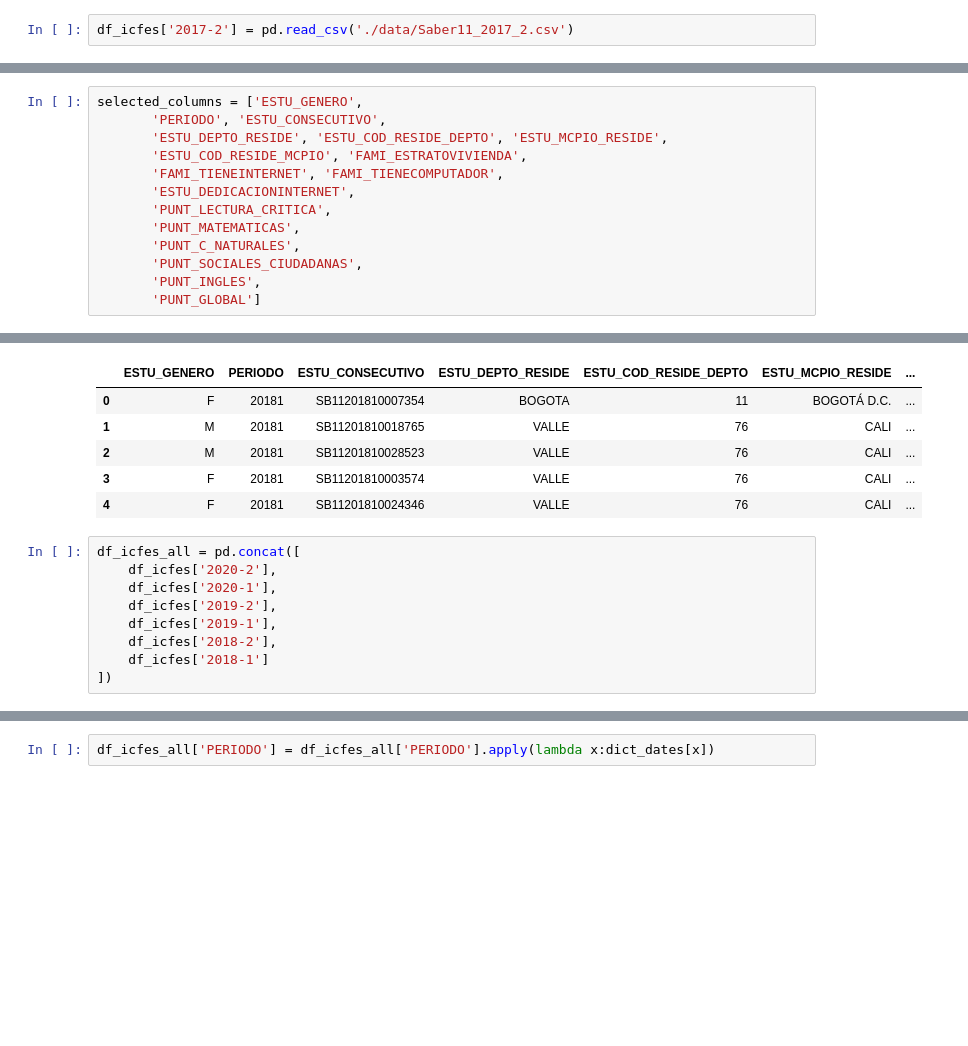
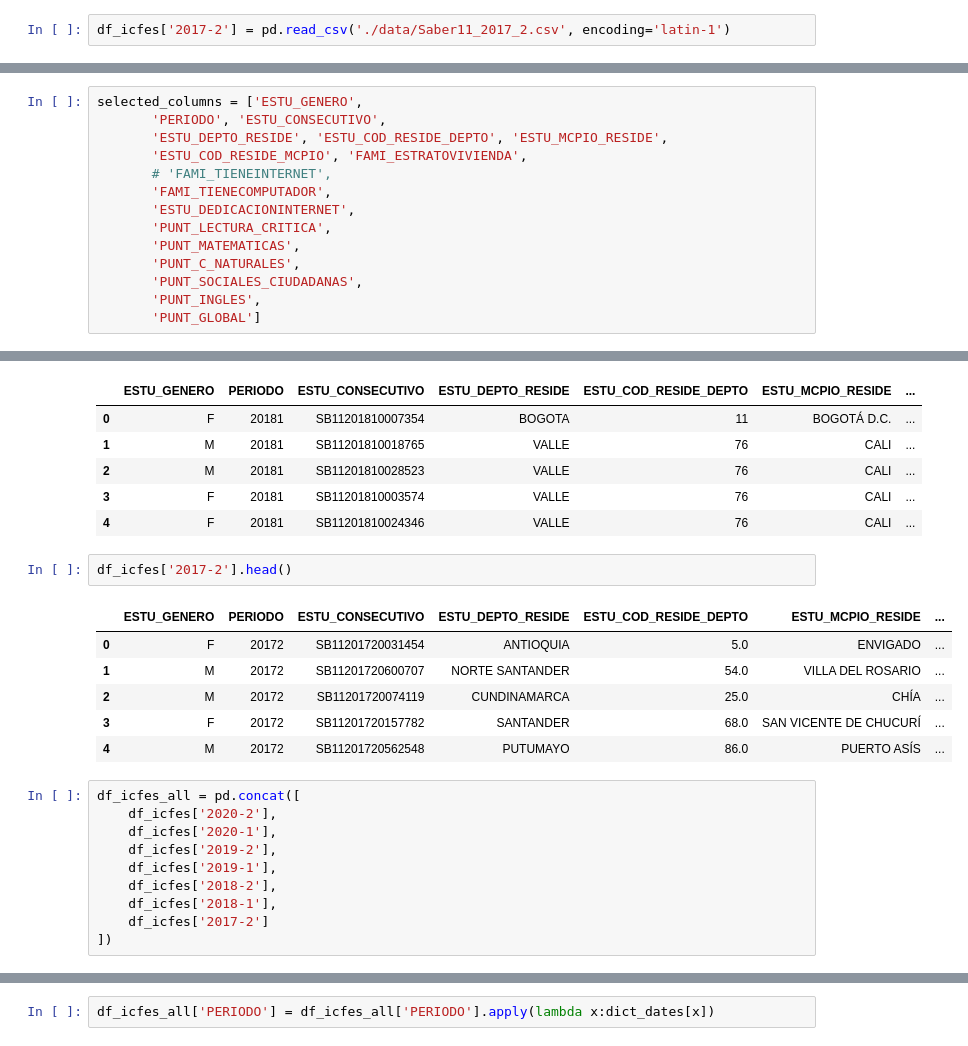
Before and after one commit to Analitica-ACDTIC/DATOS-ICFES, a Jupyter notebook: data-analysis.ipynb, the cells around one changed output, grey strips where cells are left out. Saved outputs shown, nothing was run; the diff lists cells and outputs as text; blank space fills up the shorter version.

```diff
--- a/data-analysis.ipynb
+++ b/data-analysis.ipynb
@@ -19,7 +29,7 @@ df_icfes['2018-1'] = pd.read_csv('./data/Resultados_Saber_11_2018-1_Refinado.csv
 # %%
 df_icfes['2018-1'].columns = list(map(lambda x:x.upper(),list(df_icfes['2018-1'].columns)))
 # %%
-df_icfes['2017-2'] = pd.read_csv('./data/Saber11_2017_2.csv')
+df_icfes['2017-2'] = pd.read_csv('./data/Saber11_2017_2.csv', encoding='latin-1')
 # %%
 # df_saber_2020_2.columns
 # %%
@@ -27,7 +37,8 @@ selected_columns = ['ESTU_GENERO',
        'PERIODO', 'ESTU_CONSECUTIVO',
        'ESTU_DEPTO_RESIDE', 'ESTU_COD_RESIDE_DEPTO', 'ESTU_MCPIO_RESIDE',
        'ESTU_COD_RESIDE_MCPIO', 'FAMI_ESTRATOVIVIENDA',
-       'FAMI_TIENEINTERNET', 'FAMI_TIENECOMPUTADOR',
+       # 'FAMI_TIENEINTERNET',
+       'FAMI_TIENECOMPUTADOR',
        'ESTU_DEDICACIONINTERNET',
        'PUNT_LECTURA_CRITICA',
        'PUNT_MATEMATICAS',
@@ -117,6 +128,15 @@ df_icfes['2018-1'].head()
 | 2 | M | 20181 | SB11201810028523 | VALLE | 76 | CALI | ... |
 | 3 | F | 20181 | SB11201810003574 | VALLE | 76 | CALI | ... |
 | 4 | F | 20181 | SB11201810024346 | VALLE | 76 | CALI | ... |
+# %%
+df_icfes['2017-2'].head()
+# %% [output]
+|  | ESTU_GENERO | PERIODO | ESTU_CONSECUTIVO | ESTU_DEPTO_RESIDE | ESTU_COD_RESIDE_DEPTO | ESTU_MCPIO_RESIDE | ... |
+| 0 | F | 20172 | SB11201720031454 | ANTIOQUIA | 5.0 | ENVIGADO | ... |
+| 1 | M | 20172 | SB11201720600707 | NORTE SANTANDER | 54.0 | VILLA DEL ROSARIO | ... |
+| 2 | M | 20172 | SB11201720074119 | CUNDINAMARCA | 25.0 | CHÍA | ... |
+| 3 | F | 20172 | SB11201720157782 | SANTANDER | 68.0 | SAN VICENTE DE CHUCURÍ | ... |
+| 4 | M | 20172 | SB11201720562548 | PUTUMAYO | 86.0 | PUERTO ASÍS | ... |
 # %%
 df_icfes_all = pd.concat([
     df_icfes['2020-2'],
@@ -124,7 +144,8 @@ df_icfes_all = pd.concat([
     df_icfes['2019-2'],
     df_icfes['2019-1'],
     df_icfes['2018-2'],
-    df_icfes['2018-1']
+    df_icfes['2018-1'],
+    df_icfes['2017-2']
 ])
 # %%
 df_icfes_all['PERIODO'].unique()
```
Also changed, not shown: parts of 25 cells of this notebook, 1 other file.
